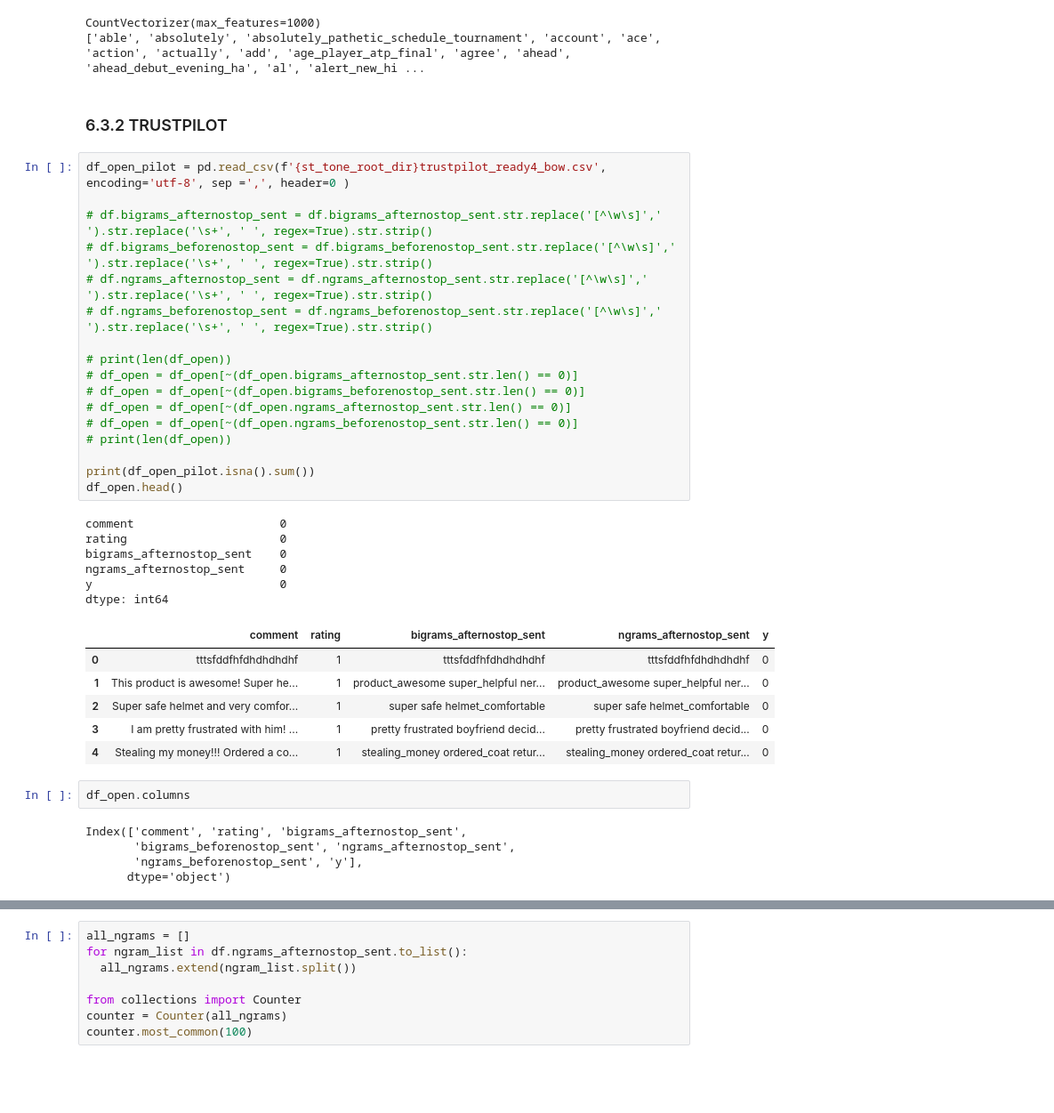
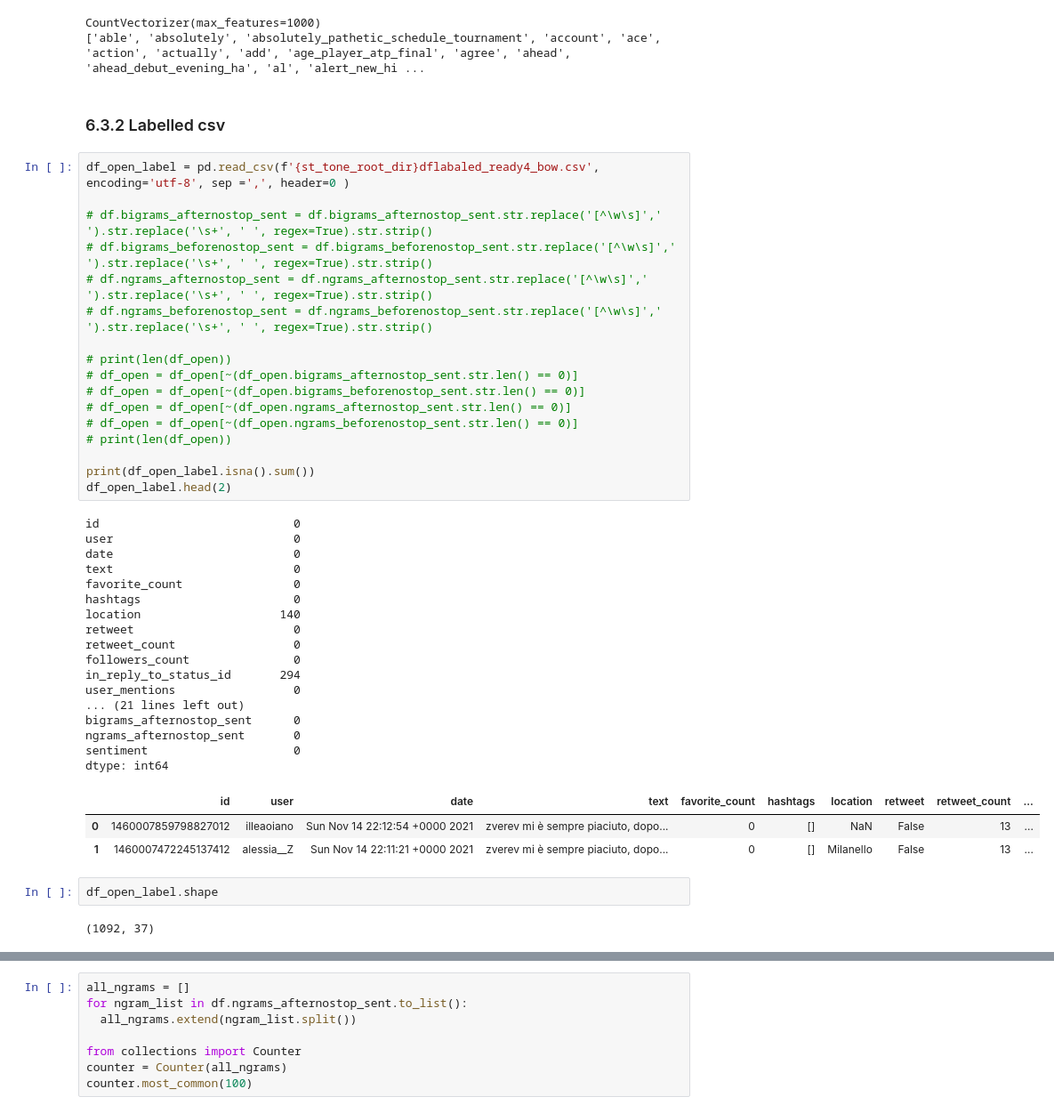
Before and after one commit to AScarcella3/TextMiningProject, a Jupyter notebook: main.ipynb, the cells around one changed output, grey strips where cells are left out. Shown at 89% size. Cells and saved outputs as stored; diff of their text form; blank space fills up the shorter version.

Commit message:
sistemato codice ML per dataframe labellato.

```diff
--- a/main.ipynb
+++ b/main.ipynb
@@ -1853,44 +1289,49 @@ print(feature_names[0:100])
 CountVectorizer(max_features=1000)
 ['able', 'absolutely', 'absolutely_pathetic_schedule_tournament', 'account', 'ace', 'action', 'actually', 'add', 'age_player_atp_final', 'agree', 'ahead', 'ahead_debut_evening_ha', 'al', 'alert_new_hi ...
 # %% [markdown]
-### 6.3.2 TRUSTPILOT
+### 6.3.2 Labelled csv
 # %%
-df_open_pilot = pd.read_csv(f'{st_tone_root_dir}trustpilot_ready4_bow.csv', encoding='utf-8', sep =',', header=0 )
+df_open_label = pd.read_csv(f'{st_tone_root_dir}dflabaled_ready4_bow.csv', encoding='utf-8', sep =',', header=0 )
 
 # df.bigrams_afternostop_sent = df.bigrams_afternostop_sent.str.replace('[^\w\s]',' ').str.replace('\s+', ' ', regex=True).str.strip()
 # df.bigrams_beforenostop_sent = df.bigrams_beforenostop_sent.str.replace('[^\w\s]',' ').str.replace('\s+', ' ', regex=True).str.strip()
 # df.ngrams_afternostop_sent = df.ngrams_afternostop_sent.str.replace('[^\w\s]',' ').str.replace('\s+', ' ', regex=True).str.strip()
 # df.ngrams_beforenostop_sent = df.ngrams_beforenostop_sent.str.replace('[^\w\s]',' ').str.replace('\s+', ' ', regex=True).str.strip()
 
 # print(len(df_open))
 # df_open = df_open[~(df_open.bigrams_afternostop_sent.str.len() == 0)]
 # df_open = df_open[~(df_open.bigrams_beforenostop_sent.str.len() == 0)]
 # df_open = df_open[~(df_open.ngrams_afternostop_sent.str.len() == 0)]
 # df_open = df_open[~(df_open.ngrams_beforenostop_sent.str.len() == 0)]
 # print(len(df_open))
 
-print(df_open_pilot.isna().sum())
-df_open.head()
+print(df_open_label.isna().sum())
+df_open_label.head(2)
 # %% [output]
-comment                     0
-rating                      0
-bigrams_afternostop_sent    0
-ngrams_afternostop_sent     0
-y                           0
+id                            0
+user                          0
+date                          0
+text                          0
+favorite_count                0
+hashtags                      0
+location                    140
+retweet                       0
+retweet_count                 0
+followers_count               0
+in_reply_to_status_id       294
+user_mentions                 0
+... (21 lines left out)
+bigrams_afternostop_sent      0
+ngrams_afternostop_sent       0
+sentiment                     0
 dtype: int64
-|  | comment | rating | bigrams_afternostop_sent | ngrams_afternostop_sent | y |
-| 0 | tttsfddfhfdhdhdhdhf | 1 | tttsfddfhfdhdhdhdhf | tttsfddfhfdhdhdhdhf | 0 |
-| 1 | This product is awesome! Super he... | 1 | product_awesome super_helpful ner... | product_awesome super_helpful ner... | 0 |
-| 2 | Super safe helmet and very comfor... | 1 | super safe helmet_comfortable | super safe helmet_comfortable | 0 |
-| 3 | I am pretty frustrated with him! ... | 1 | pretty frustrated boyfriend decid... | pretty frustrated boyfriend decid... | 0 |
-| 4 | Stealing my money!!! Ordered a co... | 1 | stealing_money ordered_coat retur... | stealing_money ordered_coat retur... | 0 |
+|  | id | user | date | text | favorite_count | hashtags | location | retweet | retweet_count | ... |
+| 0 | 1460007859798827012 | illeaoiano | Sun Nov 14 22:12:54 +0000 2021 | zverev mi è sempre piaciuto, dopo... | 0 | [] | NaN | False | 13 | ... |
+| 1 | 1460007472245137412 | alessia__Z | Sun Nov 14 22:11:21 +0000 2021 | zverev mi è sempre piaciuto, dopo... | 0 | [] | Milanello | False | 13 | ... |
-# %%
-df_open.columns
-# %% [output]
-Index(['comment', 'rating', 'bigrams_afternostop_sent',
-       'bigrams_beforenostop_sent', 'ngrams_afternostop_sent',
-       'ngrams_beforenostop_sent', 'y'],
-      dtype='object')
+# %%
+df_open_label.shape
+# %% [output]
+(1092, 37)
 # %%
 import numpy as np
 from sklearn.feature_extraction.text import CountVectorizer, TfidfVectorizer
```
Also changed, not shown: parts of 83 cells of this notebook, 1 other file.
